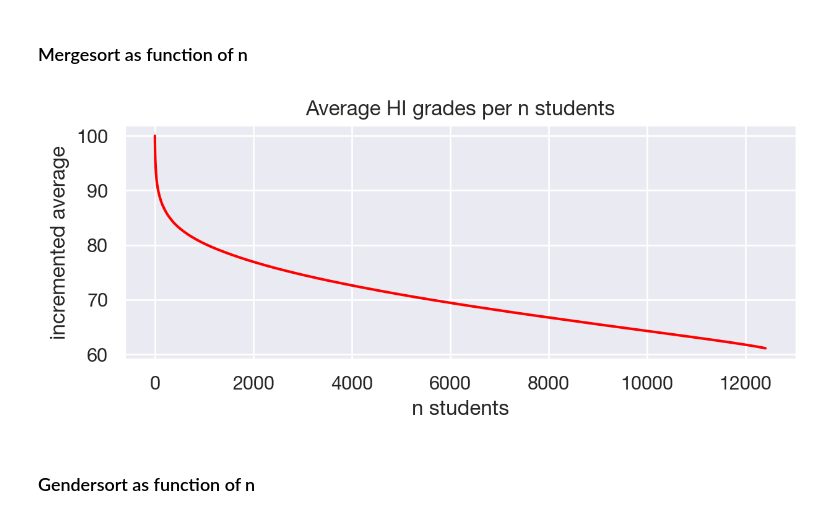
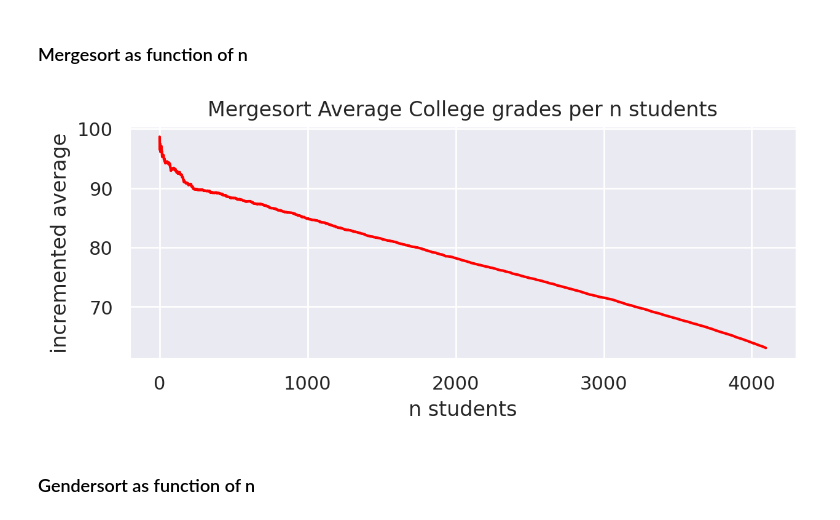
Before and after one commit to s183910/Bachelor_Gabi_Kat, a Jupyter notebook: Notebooks/Basic_dists/Baselines real.ipynb, the cells around one changed output. Drawn from its saved outputs; the diff is of its cells as text; code cells hidden in the pictures.

Commit message:
baselines basically done and data sets created

```diff
--- a/Notebooks/Basic_dists/Baselines real.ipynb
+++ b/Notebooks/Basic_dists/Baselines real.ipynb
@@ -40 +38,5 @@ df = pd.read_csv("df_sum_score.csv")
+# %%
+# df = pd.read_csv("df_sum_score.csv")
+df = pd.read_csv("X_test_raw.csv")
+y_test = pd.read_csv("y_test_raw.csv")
 # %% [markdown]
@@ -142,26 +157,28 @@ gender_df100
+# %%
+# Først merge col tilbage på de sorterede df'er.
+# df_avg.merge(y_test[["Unnamed: 0", "COL_AVG_GRADE"]], how="left", on="Unnamed: 0")
+df_avg1 = pd.merge(df_avg, y_test, on="Unnamed: 0")
 # %%
-# The mergesort as function of n
-#new df with incremeanted hi avg
-df_avg = df_sort.copy()
 
-#set the incremented hi avg as column
-df_avg["incr_hi_mean"] = df_avg.HI_GRADE_AVG.expanding().mean()
-
+df_avg1["incr_col_mean"] = df_avg1.COL_GRADE_AVG.expanding().mean()
 #evt.:
 
 #check the incremented average grades
 #df_avg["incr_hi_mean"] #index "2" er average af 100+97/2
 
 #set cumsum of index to use for plot
-df_avg["n_students"] = range(len(df))
+# df_avg1["n_students"] = range(len(df))
+df_avg1["n_students"] = range(len(df_avg1))
 # %%
 # Look of single lineplot of mergesort grades as function of n
-sns.lineplot(x="n_students", y="incr_hi_mean", data=df_avg, color="red").set_title("Mergesort Average HI grades per n students")
+# sns.lineplot(x="n_students", y="incr_hi_mean", data=df_avg, color="red").set_title("Mergesort Average HI grades per n students")
+sns.lineplot(x="n_students", y="incr_col_mean", data=df_avg1, color="red").set_title("Mergesort Average College grades per n students")
+
 plt.xlabel('n students')
 plt.ylabel('incremented average')
 plt.show()
 # %% [output]
-[figure, old version]
+[figure, new version]
 # %% [markdown]
 ### Gendersort as function of n
 # %%
```
Also changed, not shown: parts of 19 cells of this notebook, 10 other files.
